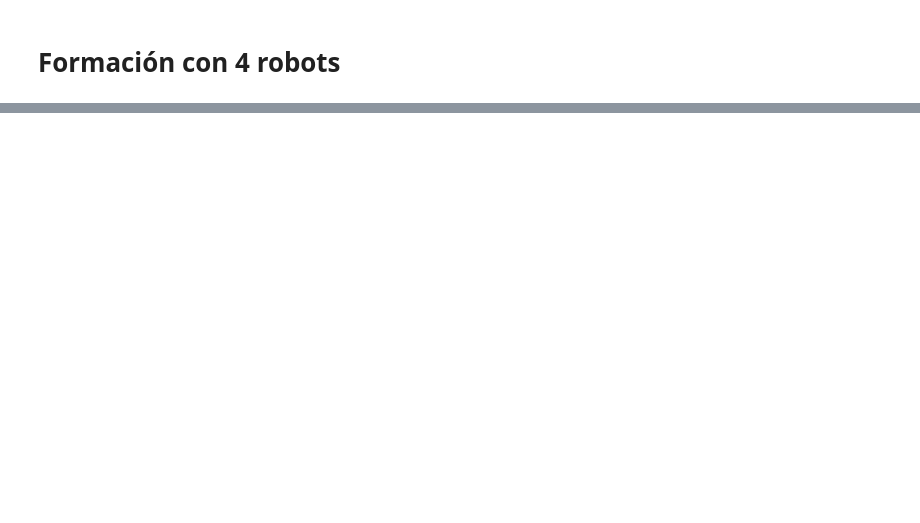
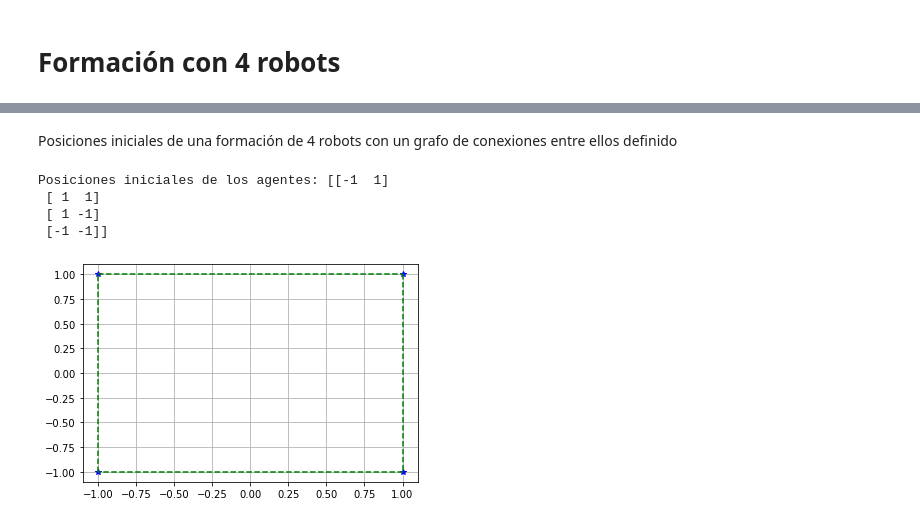
Before and after one commit to Liagar/MultirobotFormation, a Jupyter notebook: 01_Modules/Formacion4Robots.ipynb, the cells around one changed output, grey strips where cells are left out. Cells and saved outputs as stored; diff of their text form; code cells hidden in the pictures; blank space fills up the shorter version.

```diff
--- a/01_Modules/Formacion4Robots.ipynb
+++ b/01_Modules/Formacion4Robots.ipynb
@@ -81,0 +3,34 @@ Posiciones iniciales de los agentes: [[-1  1]
+# %% [markdown]
+Posiciones iniciales de una formación de 4 robots con un grafo de conexiones entre ellos definido
+# %%
+import RobotModels as rob
+import robot_plot_utils as rplot
+import numpy as np
+import matplotlib.pyplot as plt
+import graph_utils as graf
+
+
+p=np.array([[-1, 1],[1,1],[1,-1],[-1, -1]])
+pi=np.array([[-1, 1],[1,1],[1,-1],[-1, -1]])
+Z=np.array([[1,2],[2,3],[3,4],[4,1]])
+f,c=np.shape(p)
+ps=np.zeros([2*f,1])
+j=0
+for i in range(f):
+    ps[j]=p[i,0]
+    ps[j+1]=p[i,1]
+    j=j+2
+
+plt.plot(p[:,0],p[:,1],'b*')
+print("Posiciones iniciales de los agentes:",p)
+g=np.zeros([2,2])
+#Grafo
+rplot.dibuja_grafo_2D(p,Z)
+plt.grid()
+plt.show()
+# %% [output]
+Posiciones iniciales de los agentes: [[-1  1]
+ [ 1  1]
+ [ 1 -1]
+ [-1 -1]]
+[figure, added]
```
Also changed, not shown: parts of 5 cells of this notebook.
